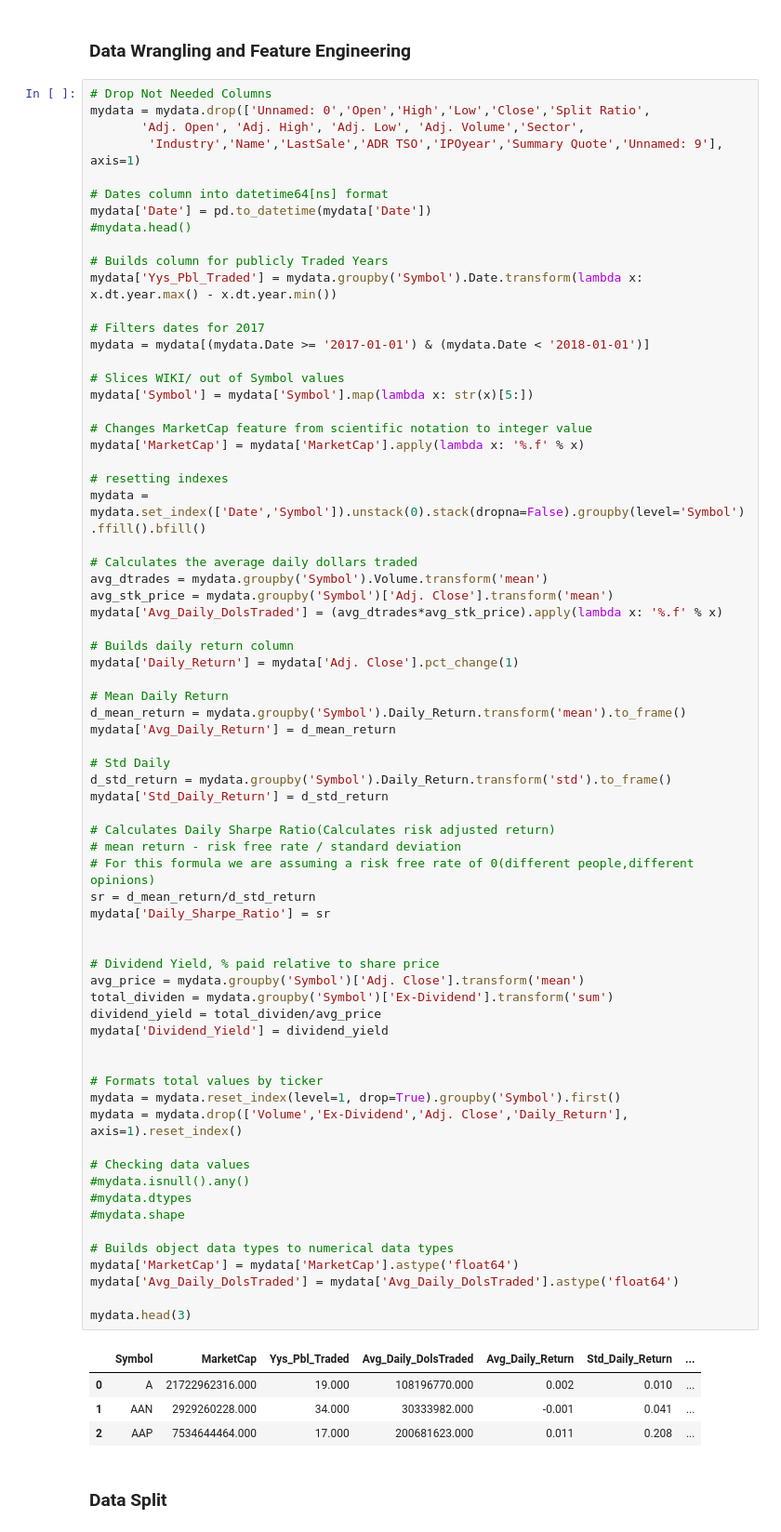
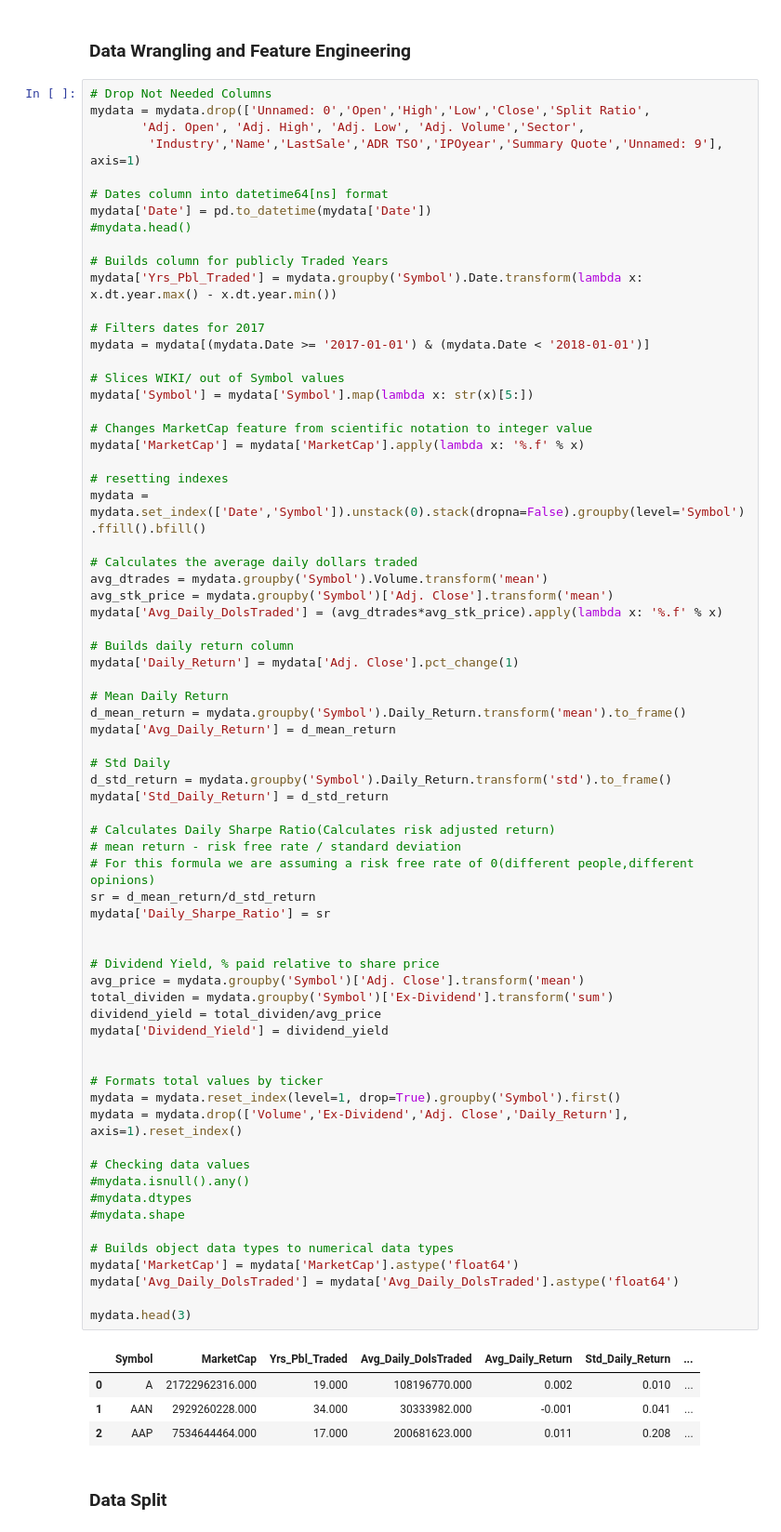
Before and after one commit to AlfredMtz/clustering-stocks, a Jupyter notebook: Diversification-System-Project.ipynb, the cells around one changed output. Shown at 93% size. Drawn from its saved outputs; the diff is of its cells as text.

```diff
--- a/Diversification-System-Project.ipynb
+++ b/Diversification-System-Project.ipynb
@@ -100,7 +100,7 @@ mydata['Date'] = pd.to_datetime(mydata['Date'])
 #mydata.head()
 
 # Builds column for publicly Traded Years
-mydata['Yys_Pbl_Traded'] = mydata.groupby('Symbol').Date.transform(lambda x: x.dt.year.max() - x.dt.year.min())
+mydata['Yrs_Pbl_Traded'] = mydata.groupby('Symbol').Date.transform(lambda x: x.dt.year.max() - x.dt.year.min())
 
 # Filters dates for 2017
 mydata = mydata[(mydata.Date >= '2017-01-01') & (mydata.Date < '2018-01-01')]
@@ -132,34 +132,34 @@ mydata['Std_Daily_Return'] = d_std_return
 
 # Calculates Daily Sharpe Ratio(Calculates risk adjusted return)
 # mean return - risk free rate / standard deviation
 # For this formula we are assuming a risk free rate of 0(different people,different opinions)
 sr = d_mean_return/d_std_return
 mydata['Daily_Sharpe_Ratio'] = sr
 
 
 # Dividend Yield, % paid relative to share price
 avg_price = mydata.groupby('Symbol')['Adj. Close'].transform('mean')
 total_dividen = mydata.groupby('Symbol')['Ex-Dividend'].transform('sum')
 dividend_yield = total_dividen/avg_price
 mydata['Dividend_Yield'] = dividend_yield
 
 
 # Formats total values by ticker
 mydata = mydata.reset_index(level=1, drop=True).groupby('Symbol').first()
 mydata = mydata.drop(['Volume','Ex-Dividend','Adj. Close','Daily_Return'], axis=1).reset_index()
 
 # Checking data values
 #mydata.isnull().any()
 #mydata.dtypes
 #mydata.shape
 
 # Builds object data types to numerical data types
 mydata['MarketCap'] = mydata['MarketCap'].astype('float64')
 mydata['Avg_Daily_DolsTraded'] = mydata['Avg_Daily_DolsTraded'].astype('float64')
 
 mydata.head(3)
 # %% [output]
-|  | Symbol | MarketCap | Yys_Pbl_Traded | Avg_Daily_DolsTraded | Avg_Daily_Return | Std_Daily_Return | ... |
+|  | Symbol | MarketCap | Yrs_Pbl_Traded | Avg_Daily_DolsTraded | Avg_Daily_Return | Std_Daily_Return | ... |
 | 0 | A | 21722962316.000 | 19.000 | 108196770.000 | 0.002 | 0.010 | ... |
 | 1 | AAN | 2929260228.000 | 34.000 | 30333982.000 | -0.001 | 0.041 | ... |
 | 2 | AAP | 7534644464.000 | 17.000 | 200681623.000 | 0.011 | 0.208 | ... |
```
Also changed, not shown: parts of 8 cells of this notebook.
